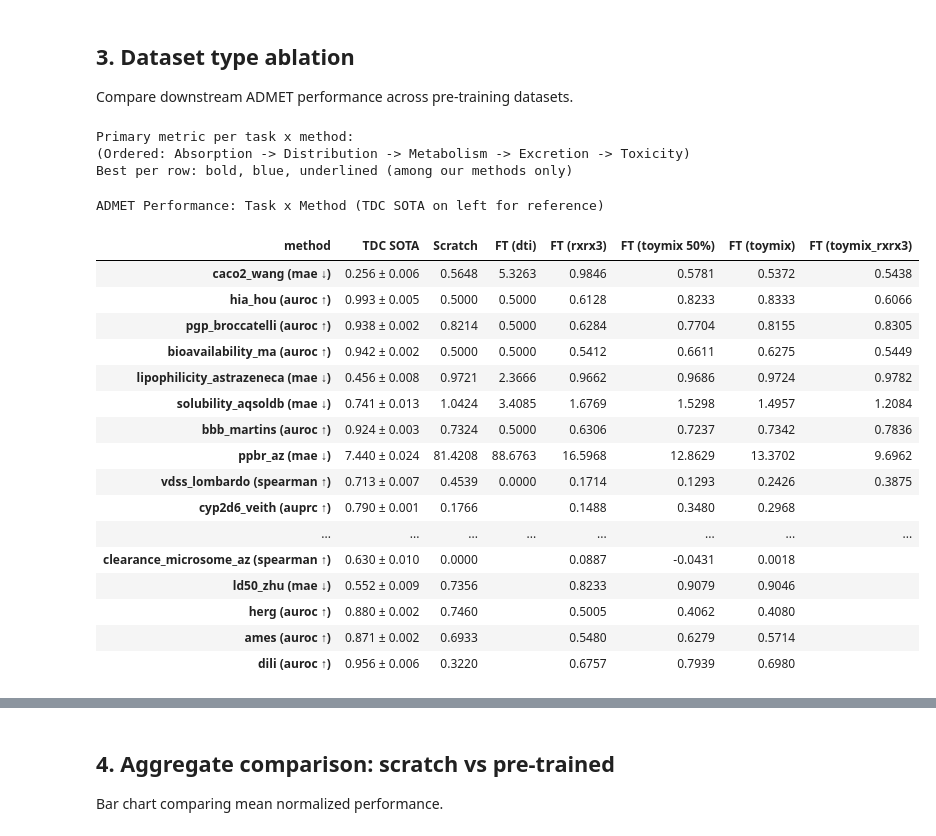
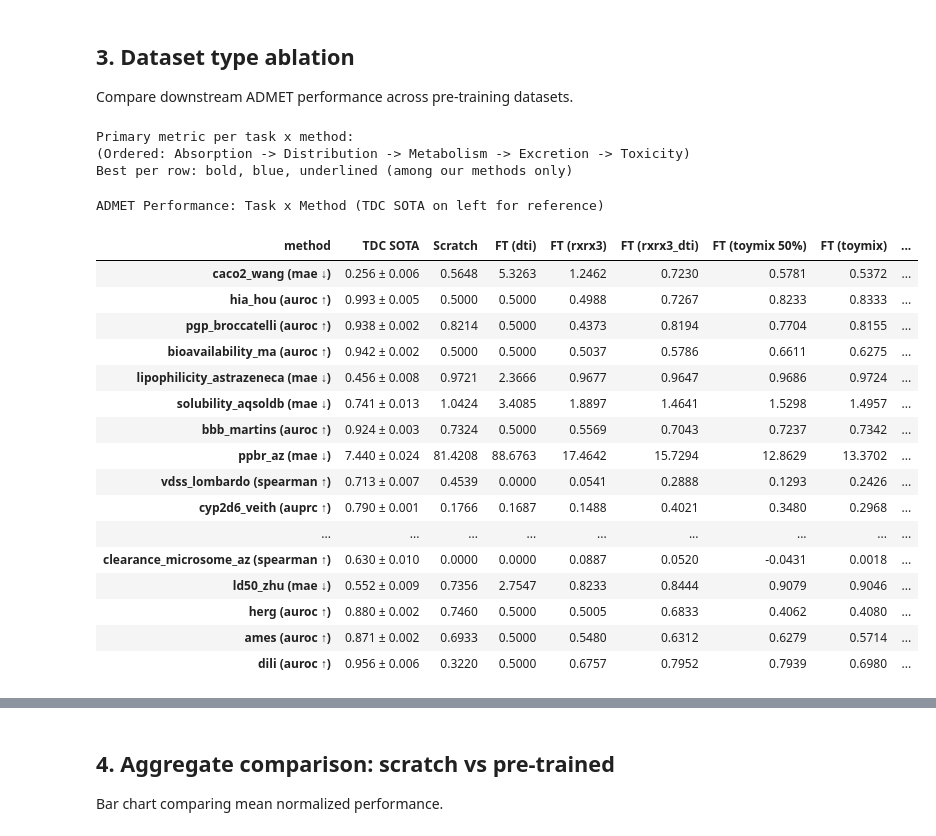
Before and after one commit to seonghyun26/graphium, a Jupyter notebook: notebooks/00_results_dashboard.ipynb, the cells around one changed output, grey strips where cells are left out. Drawn from its saved outputs; the diff is of its cells as text; code cells hidden in the pictures.

```diff
--- a/notebooks/00_results_dashboard.ipynb
+++ b/notebooks/00_results_dashboard.ipynb
@@ -161,4 +161,17 @@ df['metric_name'] = df['task'].map(lambda t: TASK_METRICS.get(t, (None, None))[0
 df['category'] = df['task'].map(TASK_CATEGORY)
 
 print(f"Tasks with extracted metrics: {df['primary_metric'].notna().sum()} / {len(df)}")
+
+# Report rows that failed metric extraction
+_failed = df[df['primary_metric'].isna()]
+if len(_failed) > 0:
+    print(f"\nFailed metric extraction ({len(_failed)} rows):")
+    for task, count in _failed['task'].value_counts().items():
+        if task not in TASK_METRICS:
+            reason = "task not in TASK_METRICS (not an ADMET single-task)"
+        else:
+            metric_name, _ = TASK_METRICS[task]
+            col = find_metric_column(df, task, metric_name)
+            reason = f"metric column not found for '{metric_name}'" if col is None else "metric value is NaN"
+        print(f"  - task='{task}' × {count} rows  ({reason})")
 # %% [output]
@@ -174,10 +190,16 @@ def parse_pretrain_dataset(pretrain_model_path):
     if s == 'scratch' or s == 'nan':
         return 'scratch'
     for name, patterns in [
+        # Three-component patterns MUST come before two-component ones
+        ('toymix_rxrx3_dti',   ['toymix_rxrx3_dti', 'toymix-rxrx3-dti', 'toymixrxrx3dti']),
+        ('largemix_rxrx3_dti', ['largemix_rxrx3_dti', 'largemix-rxrx3-dti', 'largemixrxrx3dti']),
+        # Two-component patterns
         ('largemix_rxrx3', ['largemix_rxrx3', 'largemixrxrx3', 'largemix-rxrx3']),
         ('largemix_dti',   ['largemix_dti', 'largemixdti', 'largemix-dti']),
         ('toymix_rxrx3',   ['toymix_rxrx3', 'toymixrxrx3', 'toymix-rxrx3']),
         ('toymix_dti',     ['toymix_dti', 'toymixdti', 'toymix-dti']),
+        ('rxrx3_dti',      ['rxrx3_dti', 'rxrx3-dti', 'rxrx3dti', 'dti_rxrx3', 'dti-rxrx3', 'dtirxrx3']),
+        # Single-component patterns
         ('largemix',       ['largemix', 'large-dataset']),
         ('toymix',         ['toymix', 'small-dataset']),
         ('rxrx3',          ['rxrx3']),
@@ -214,13 +236,32 @@ def build_method_label(row):
         return f'FT ({pt}{frac_str})'
     return pt
 
+def count_best_among_methods(task_method_pivot, methods, task_metrics):
+    """Count how many tasks each method is the best performer (among the given methods)."""
+    from collections import Counter
+    wins = Counter()
+    n_tasks = 0
+    for task in task_method_pivot.index:
+        if task not in task_metrics:
+            continue
+        direction = task_metrics[task][1]
+        row = task_method_pivot.loc[task, [m for m in methods if m in task_method_pivot.columns]].dropna()
+        if len(row) == 0:
+            continue
+        n_tasks += 1
+        best = row.idxmin() if direction == 'lower' else row.idxmax()
+        wins[best] += 1
+    # Return ordered dict with all methods (0 wins if never best)
+    return {m: (wins.get(m, 0), n_tasks) for m in methods if m in task_method_pivot.columns}
+
 df['pretrain_type'] = df['pretrain_dataset'].apply(parse_pretrain_dataset)
 df['primary_metric'] = pd.to_numeric(df['primary_metric'], errors='coerce')
 df['data_fraction'] = df.apply(parse_data_fraction, axis=1)
 df['method'] = df.apply(build_method_label, axis=1)
 
-# Filter to ADMET tasks only
+# Filter to ADMET tasks only, excluding unknown pretrain datasets
 admet_df = df[df['task'].isin(TASK_METRICS.keys())].copy()
+admet_df = admet_df[admet_df['pretrain_type'] != 'unknown']
 
 if len(admet_df) > 0 and admet_df['primary_metric'].notna().any():
     pivot = admet_df.pivot_table(
@@ -248,6 +289,9 @@ if len(admet_df) > 0 and admet_df['primary_metric'].notna().any():
         if len(row_vals) > 0:
             best_col = row_vals.idxmin() if direction == 'lower' else row_vals.idxmax()
             best_col_per_row[task] = best_col
+
+    # Keep a numeric copy before inserting the SOTA string column
+    numeric_pivot = pivot.copy()
 
     # Insert TDC SOTA column on the left (as formatted "mean ± std" strings)
     sota_col = []
@@ -288,47 +332,53 @@ if len(admet_df) > 0 and admet_df['primary_metric'].notna().any():
 
     def sota_style(col):
         if col.name == 'TDC SOTA':
             return ['background-color: #f0f0f0; color: #555; font-size: 0.9em'] * len(col)
         return [''] * len(col)
 
     styled = (
         display_pivot.style
         .format(precision=4, na_rep='', subset=[c for c in display_pivot.columns if c != 'TDC SOTA'])
         .apply(highlight_best, axis=1)
         .apply(category_borders, axis=1)
         .apply(sota_style, axis=0)
         .set_caption('ADMET Performance: Task x Method (TDC SOTA on left for reference)')
         .set_table_styles([
             {'selector': 'th', 'props': [('font-weight', 'bold')]},
             {'selector': 'td', 'props': [('text-align', 'center')]},
         ])
     )
 
     print("Primary metric per task x method:")
     print("(Ordered: Absorption -> Distribution -> Metabolism -> Excretion -> Toxicity)")
     print("Best per row: bold, blue, underlined (among our methods only)")
     display(styled)
+
+    # Count tasks where each method is the best among all our methods
+    best_counts = count_best_among_methods(numeric_pivot, list(numeric_pivot.columns), TASK_METRICS)
+    print("\nTasks where each method is best (among our methods):")
+    for method, (wins, total) in best_counts.items():
+        print(f"  {method}: {wins}/{total}")
 else:
     print("No ADMET results found yet. Run experiments first.")
 # %% [output]
 Primary metric per task x method:
 (Ordered: Absorption -> Distribution -> Metabolism -> Excretion -> Toxicity)
 Best per row: bold, blue, underlined (among our methods only)
 ADMET Performance: Task x Method (TDC SOTA on left for reference)
-| method | TDC SOTA | Scratch | FT (dti) | FT (rxrx3) | FT (toymix 50%) | FT (toymix) | FT (toymix_rxrx3) |
-| caco2_wang (mae ↓) | 0.256 ± 0.006 | 0.5648 | 5.3263 | 0.9846 | 0.5781 | 0.5372 | 0.5438 |
-| hia_hou (auroc ↑) | 0.993 ± 0.005 | 0.5000 | 0.5000 | 0.6128 | 0.8233 | 0.8333 | 0.6066 |
-| pgp_broccatelli (auroc ↑) | 0.938 ± 0.002 | 0.8214 | 0.5000 | 0.6284 | 0.7704 | 0.8155 | 0.8305 |
-| bioavailability_ma (auroc ↑) | 0.942 ± 0.002 | 0.5000 | 0.5000 | 0.5412 | 0.6611 | 0.6275 | 0.5449 |
-| lipophilicity_astrazeneca (mae ↓) | 0.456 ± 0.008 | 0.9721 | 2.3666 | 0.9662 | 0.9686 | 0.9724 | 0.9782 |
-| solubility_aqsoldb (mae ↓) | 0.741 ± 0.013 | 1.0424 | 3.4085 | 1.6769 | 1.5298 | 1.4957 | 1.2084 |
-| bbb_martins (auroc ↑) | 0.924 ± 0.003 | 0.7324 | 0.5000 | 0.6306 | 0.7237 | 0.7342 | 0.7836 |
-| ppbr_az (mae ↓) | 7.440 ± 0.024 | 81.4208 | 88.6763 | 16.5968 | 12.8629 | 13.3702 | 9.6962 |
-| vdss_lombardo (spearman ↑) | 0.713 ± 0.007 | 0.4539 | 0.0000 | 0.1714 | 0.1293 | 0.2426 | 0.3875 |
-| cyp2d6_veith (auprc ↑) | 0.790 ± 0.001 | 0.1766 |  | 0.1488 | 0.3480 | 0.2968 |  |
-| ... | ... | ... | ... | ... | ... | ... | ... |
-| clearance_microsome_az (spearman ↑) | 0.630 ± 0.010 | 0.0000 |  | 0.0887 | -0.0431 | 0.0018 |  |
-| ld50_zhu (mae ↓) | 0.552 ± 0.009 | 0.7356 |  | 0.8233 | 0.9079 | 0.9046 |  |
-| herg (auroc ↑) | 0.880 ± 0.002 | 0.7460 |  | 0.5005 | 0.4062 | 0.4080 |  |
-| ames (auroc ↑) | 0.871 ± 0.002 | 0.6933 |  | 0.5480 | 0.6279 | 0.5714 |  |
-| dili (auroc ↑) | 0.956 ± 0.006 | 0.3220 |  | 0.6757 | 0.7939 | 0.6980 |  |
+| method | TDC SOTA | Scratch | FT (dti) | FT (rxrx3) | FT (rxrx3_dti) | FT (toymix 50%) | FT (toymix) | ... |
+| caco2_wang (mae ↓) | 0.256 ± 0.006 | 0.5648 | 5.3263 | 1.2462 | 0.7230 | 0.5781 | 0.5372 | ... |
+| hia_hou (auroc ↑) | 0.993 ± 0.005 | 0.5000 | 0.5000 | 0.4988 | 0.7267 | 0.8233 | 0.8333 | ... |
+| pgp_broccatelli (auroc ↑) | 0.938 ± 0.002 | 0.8214 | 0.5000 | 0.4373 | 0.8194 | 0.7704 | 0.8155 | ... |
+| bioavailability_ma (auroc ↑) | 0.942 ± 0.002 | 0.5000 | 0.5000 | 0.5037 | 0.5786 | 0.6611 | 0.6275 | ... |
+| lipophilicity_astrazeneca (mae ↓) | 0.456 ± 0.008 | 0.9721 | 2.3666 | 0.9677 | 0.9647 | 0.9686 | 0.9724 | ... |
+| solubility_aqsoldb (mae ↓) | 0.741 ± 0.013 | 1.0424 | 3.4085 | 1.8897 | 1.4641 | 1.5298 | 1.4957 | ... |
+| bbb_martins (auroc ↑) | 0.924 ± 0.003 | 0.7324 | 0.5000 | 0.5569 | 0.7043 | 0.7237 | 0.7342 | ... |
+| ppbr_az (mae ↓) | 7.440 ± 0.024 | 81.4208 | 88.6763 | 17.4642 | 15.7294 | 12.8629 | 13.3702 | ... |
+| vdss_lombardo (spearman ↑) | 0.713 ± 0.007 | 0.4539 | 0.0000 | 0.0541 | 0.2888 | 0.1293 | 0.2426 | ... |
+| cyp2d6_veith (auprc ↑) | 0.790 ± 0.001 | 0.1766 | 0.1687 | 0.1488 | 0.4021 | 0.3480 | 0.2968 | ... |
+| ... | ... | ... | ... | ... | ... | ... | ... | ... |
+| clearance_microsome_az (spearman ↑) | 0.630 ± 0.010 | 0.0000 | 0.0000 | 0.0887 | 0.0520 | -0.0431 | 0.0018 | ... |
+| ld50_zhu (mae ↓) | 0.552 ± 0.009 | 0.7356 | 2.7547 | 0.8233 | 0.8444 | 0.9079 | 0.9046 | ... |
+| herg (auroc ↑) | 0.880 ± 0.002 | 0.7460 | 0.5000 | 0.5005 | 0.6833 | 0.4062 | 0.4080 | ... |
+| ames (auroc ↑) | 0.871 ± 0.002 | 0.6933 | 0.5000 | 0.5480 | 0.6312 | 0.6279 | 0.5714 | ... |
+| dili (auroc ↑) | 0.956 ± 0.006 | 0.3220 | 0.5000 | 0.6757 | 0.7952 | 0.7939 | 0.6980 | ... |
```
Also changed, not shown: parts of 9 cells of this notebook, 29 other files.
